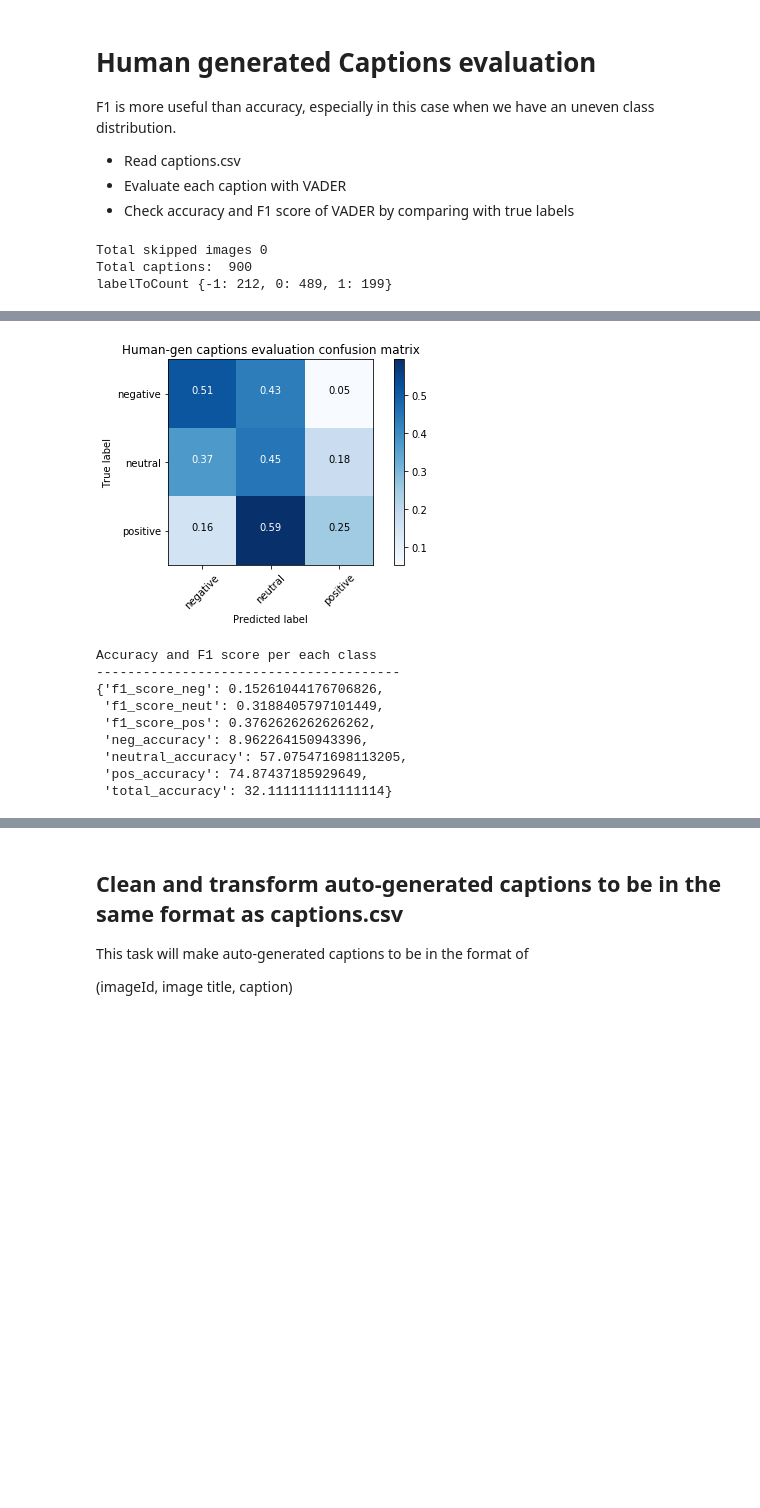
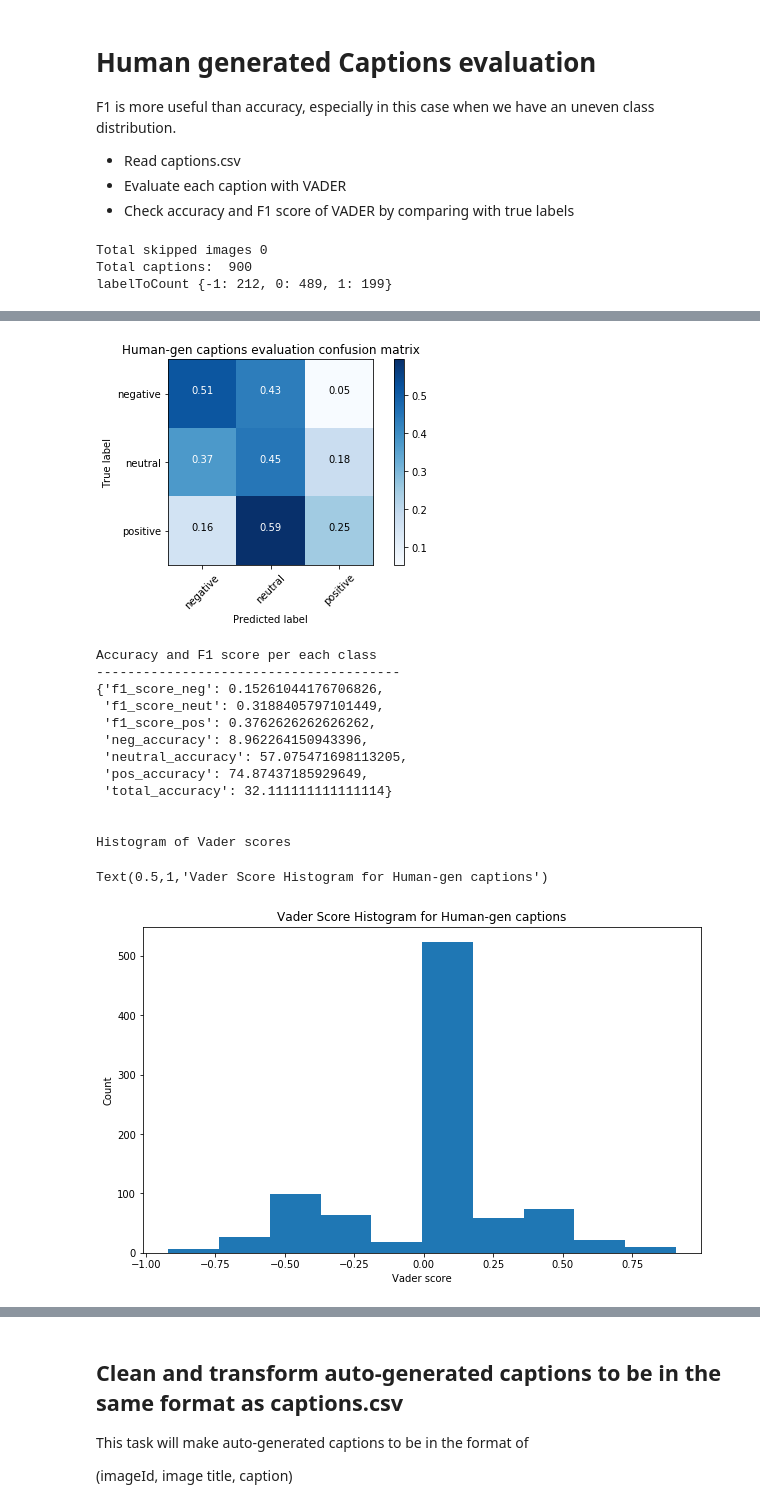
Before and after one commit to elkhand/human-emotions-classifier, a Jupyter notebook: Evaluating-Image-Captions-With-VADER.ipynb, the cells around one changed output, grey strips where cells are left out. Drawn from its saved outputs; the diff is of its cells as text; code cells hidden in the pictures; blank space fills up the shorter version.

Commit message:
Added vader_scores histogram for both auto/human gen captions

```diff
--- a/Evaluating-Image-Captions-With-VADER.ipynb
+++ b/Evaluating-Image-Captions-With-VADER.ipynb
@@ -195,32 +214,46 @@ F1 is more useful than accuracy, especially in this case when we have an uneven
 # %%
 captions_csv_path = "dataset/metadata/captions.csv"
 imageIdToCaption = get_image_id_to_caption(captions_csv_path)
 #print(imageIdToCaption.keys())
 
 imageIdToLabelFromCaptions = label_image_captions(imageIdToCaption)
 print("Total captions: ",len(imageIdToLabelFromCaptions.keys()))
 labelToCountFromCaptions = get_label_count(imageIdToLabelFromCaptions)
 title = 'Labels of OASIS based VADER compound score'
 plot_histogram(labelToCountFromCaptions, title)
 titleOfConfusionMatrix = "Human-gen captions evaluation confusion matrix"
 accuracyDict = get_accuracy(imageIdToLabel, imageIdToLabelFromCaptions, titleOfConfusionMatrix)
 print("Accuracy and F1 score per each class","\n---------------------------------------")
 pp.pprint(accuracyDict)
+
+print("\n\nHistogram of Vader scores\n\n")
+vaderScores = get_vader_compound_scores(imageIdToCaption)
+fig, ax = plt.subplots(figsize=(10, 6))
+title = "Vader Score Histogram for Human-gen captions"
+ax.hist(vaderScores)
+ax.set_ylabel('Count')
+ax.set_xlabel('Vader score')
+ax.set_title(title)
 # %% [output]
 Total skipped images 0
 Total captions:  900
 labelToCount {-1: 212, 0: 489, 1: 199}
 [figure]
 [figure]
 Accuracy and F1 score per each class
 ---------------------------------------
 {'f1_score_neg': 0.15261044176706826,
  'f1_score_neut': 0.3188405797101449,
  'f1_score_pos': 0.3762626262626262,
  'neg_accuracy': 8.962264150943396,
  'neutral_accuracy': 57.075471698113205,
  'pos_accuracy': 74.87437185929649,
  'total_accuracy': 32.111111111111114}
+
+
+Histogram of Vader scores
+Text(0.5,1,'Vader Score Histogram for Human-gen captions')
+[figure, added]
 # %% [markdown]
 # Auto-generated evaluation
 
```
Also changed, not shown: parts of 7 cells of this notebook, 1 other file.
